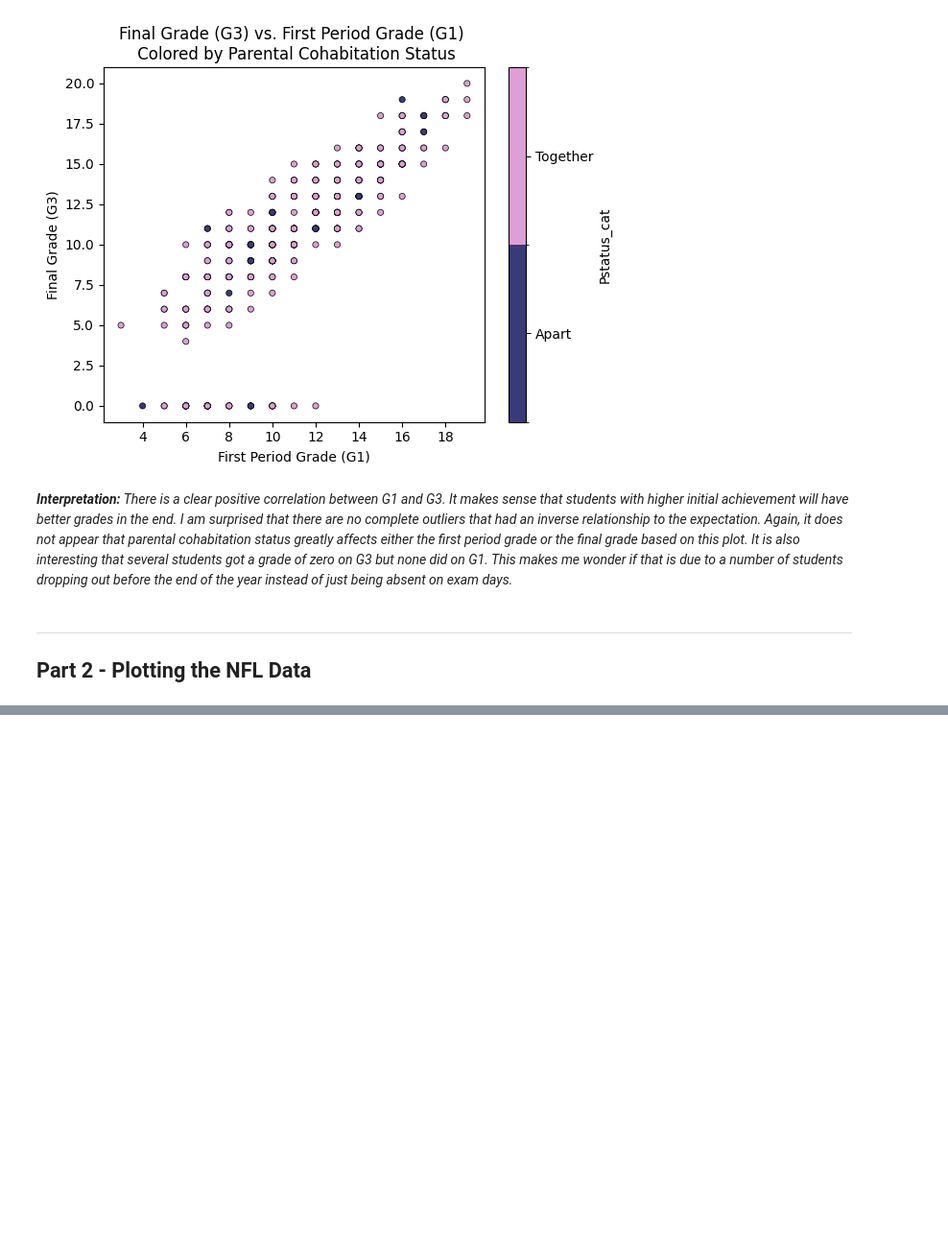
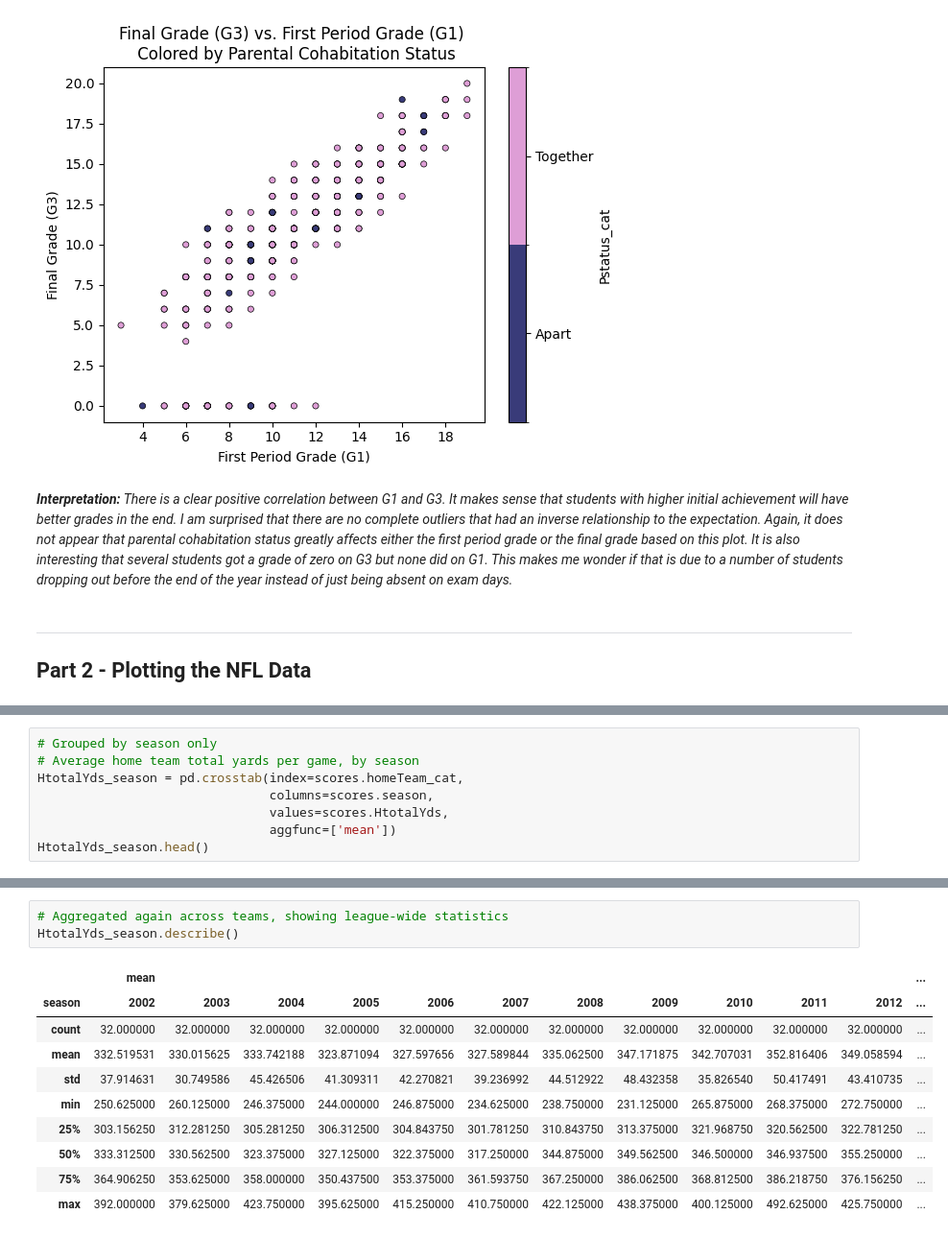
Before and after one commit to trevorlillywhite/HW-4---NCSU-ST-554---Trevor-Lillywhite, a Jupyter notebook: HW4_ST_554_Trevor_Lillywhite.ipynb, the cells around one changed output, grey strips where cells are left out. Shown at 96% size. Drawn from its saved outputs; the diff is of its cells as text; blank space fills up the shorter version.

```diff
--- a/HW4_ST_554_Trevor_Lillywhite.ipynb
+++ b/HW4_ST_554_Trevor_Lillywhite.ipynb
@@ -671,0 +896,8 @@ _**Interpretation:** There is a clear positive correlation between G1 and G3. It
+# %%
+# Grouped by season only
+# Average home team total yards per game, by season
+HtotalYds_season = pd.crosstab(index=scores.homeTeam_cat,
+                               columns=scores.season,
+                               values=scores.HtotalYds,
+                               aggfunc=['mean'])
+HtotalYds_season.head()
@@ -671,0 +913,14 @@ _**Interpretation:** There is a clear positive correlation between G1 and G3. It
+# %%
+# Aggregated again across teams, showing league-wide statistics
+HtotalYds_season.describe()
+# %% [output]
+|  | mean |  |  |  |  |  |  |  |  |  |  | ... |
+| season | 2002 | 2003 | 2004 | 2005 | 2006 | 2007 | 2008 | 2009 | 2010 | 2011 | 2012 | ... |
+| count | 32.000000 | 32.000000 | 32.000000 | 32.000000 | 32.000000 | 32.000000 | 32.000000 | 32.000000 | 32.000000 | 32.000000 | 32.000000 | ... |
+| mean | 332.519531 | 330.015625 | 333.742188 | 323.871094 | 327.597656 | 327.589844 | 335.062500 | 347.171875 | 342.707031 | 352.816406 | 349.058594 | ... |
+| std | 37.914631 | 30.749586 | 45.426506 | 41.309311 | 42.270821 | 39.236992 | 44.512922 | 48.432358 | 35.826540 | 50.417491 | 43.410735 | ... |
+| min | 250.625000 | 260.125000 | 246.375000 | 244.000000 | 246.875000 | 234.625000 | 238.750000 | 231.125000 | 265.875000 | 268.375000 | 272.750000 | ... |
+| 25% | 303.156250 | 312.281250 | 305.281250 | 306.312500 | 304.843750 | 301.781250 | 310.843750 | 313.375000 | 321.968750 | 320.562500 | 322.781250 | ... |
+| 50% | 333.312500 | 330.562500 | 323.375000 | 327.125000 | 322.375000 | 317.250000 | 344.875000 | 349.562500 | 346.500000 | 346.937500 | 355.250000 | ... |
+| 75% | 364.906250 | 353.625000 | 358.000000 | 350.437500 | 353.375000 | 361.593750 | 367.250000 | 386.062500 | 368.812500 | 386.218750 | 376.156250 | ... |
+| max | 392.000000 | 379.625000 | 423.750000 | 395.625000 | 415.250000 | 410.750000 | 422.125000 | 438.375000 | 400.125000 | 492.625000 | 425.750000 | ... |
```
Also changed, not shown: parts of 42 cells of this notebook.
